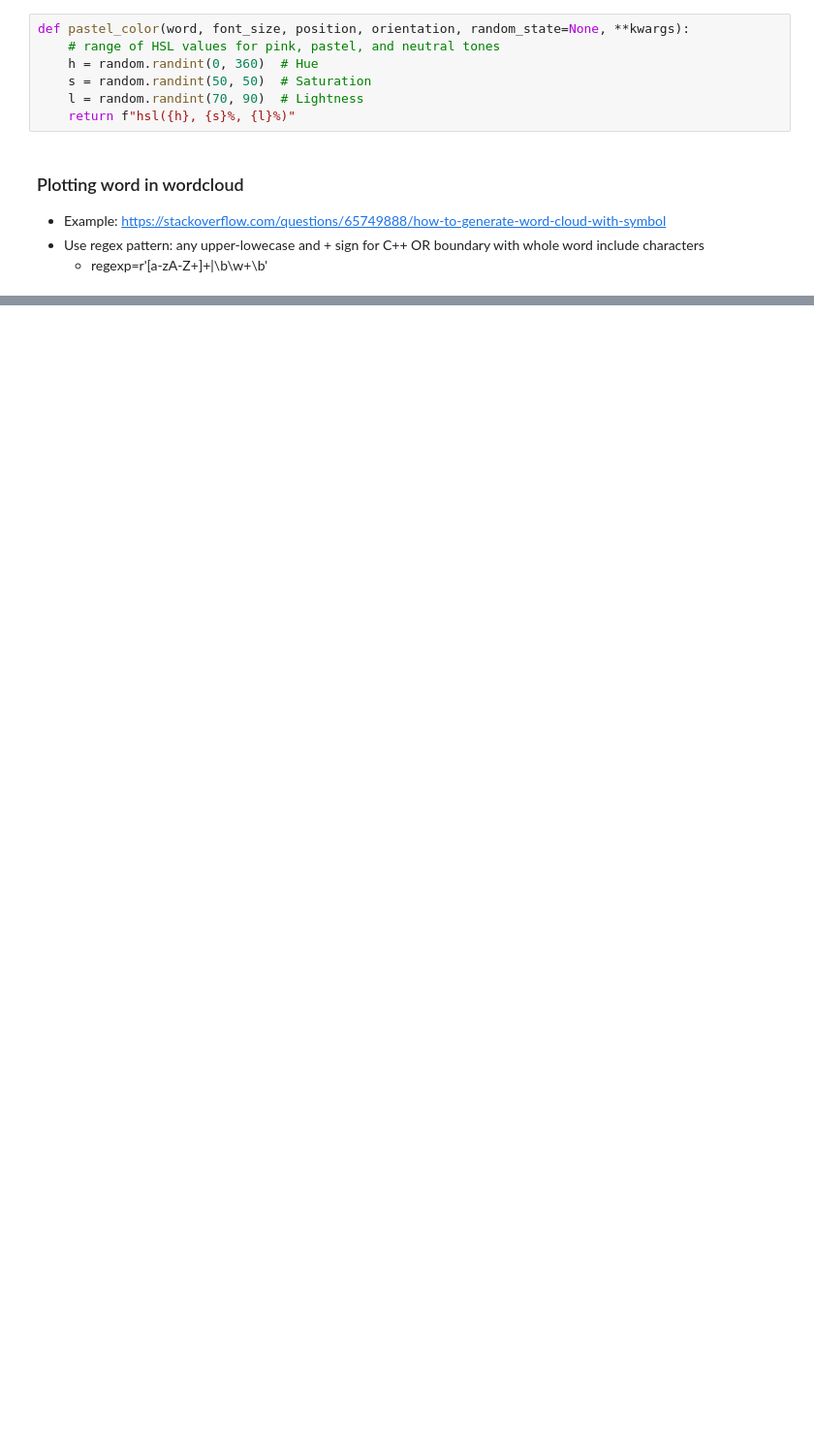
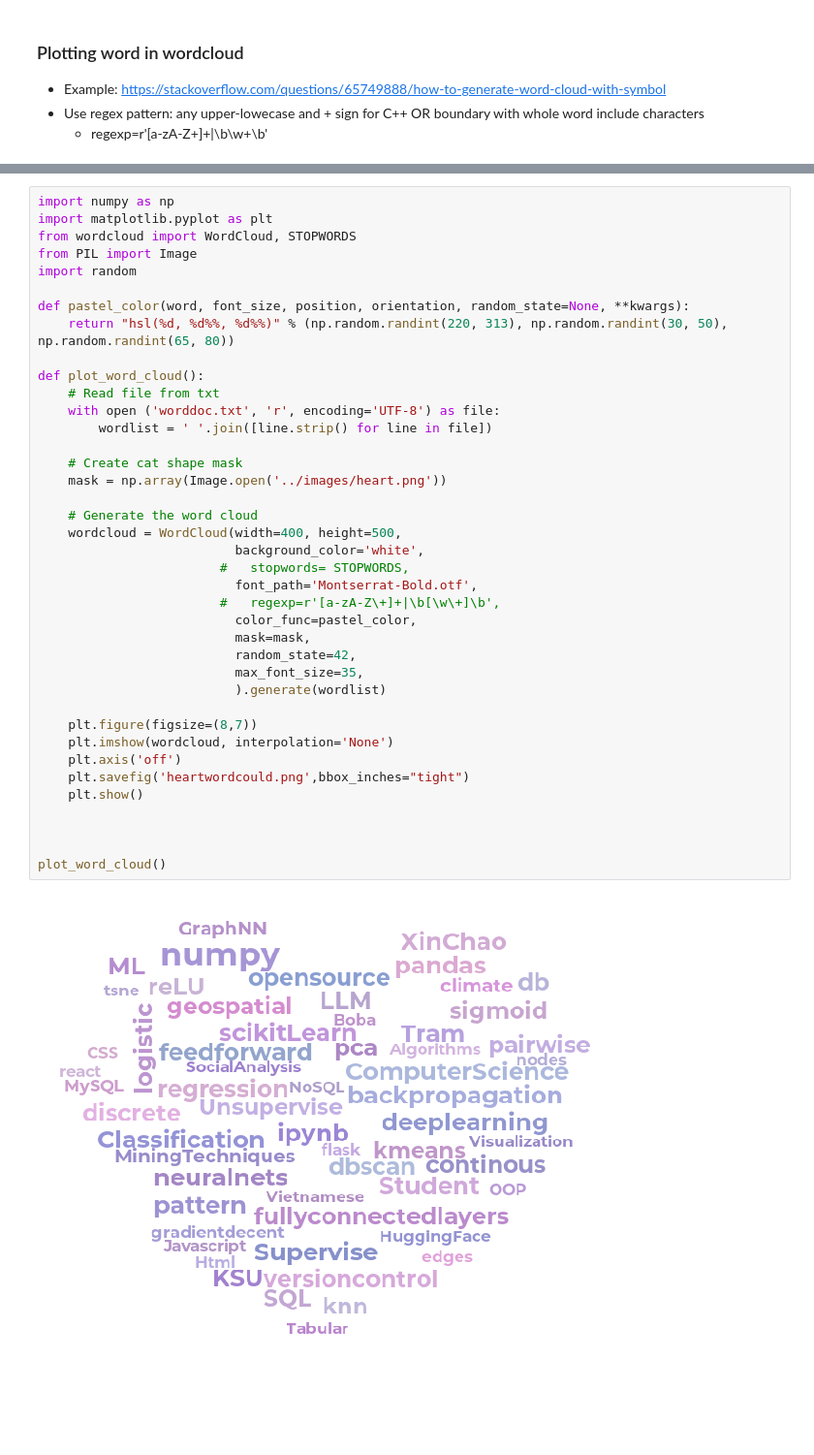
Before and after one commit to justramle/justramle, a Jupyter notebook: wordcloud_gen/generator.ipynb, the cells around one changed output, grey strips where cells are left out. Shown at 97% size. Drawn from its saved outputs; the diff is of its cells as text; blank space fills up the shorter version.

Commit message:
change wordcloud shape

```diff
--- a/wordcloud_gen/generator.ipynb
+++ b/wordcloud_gen/generator.ipynb
@@ -7,10 +1,3 @@ import random
-# %%
-def pastel_color(word, font_size, position, orientation, random_state=None, **kwargs):
-    # range of HSL values for pink, pastel, and neutral tones
-    h = random.randint(0, 360)  # Hue
-    s = random.randint(50, 50)  # Saturation
-    l = random.randint(70, 90)  # Lightness
-    return f"hsl({h}, {s}%, {l}%)"
 # %% [markdown]
 ### Plotting word in wordcloud
 - Example: https://stackoverflow.com/questions/65749888/how-to-generate-word-cloud-with-symbol
@@ -54,0 +6,41 @@ plot_word_cloud()
+# %%
+import numpy as np
+import matplotlib.pyplot as plt
+from wordcloud import WordCloud, STOPWORDS
+from PIL import Image
+import random
+
+def pastel_color(word, font_size, position, orientation, random_state=None, **kwargs):
+    return "hsl(%d, %d%%, %d%%)" % (np.random.randint(220, 313), np.random.randint(30, 50), np.random.randint(65, 80))
+
+def plot_word_cloud():
+    # Read file from txt
+    with open ('worddoc.txt', 'r', encoding='UTF-8') as file:
+        wordlist = ' '.join([line.strip() for line in file])
+
+    # Create cat shape mask
+    mask = np.array(Image.open('../images/heart.png'))
+
+    # Generate the word cloud
+    wordcloud = WordCloud(width=400, height=500,
+                          background_color='white',
+                        #   stopwords= STOPWORDS,
+                          font_path='Montserrat-Bold.otf',
+                        #   regexp=r'[a-zA-Z\+]+|\b[\w\+]\b',
+                          color_func=pastel_color,
+                          mask=mask,
+                          random_state=42,
+                          max_font_size=35,
+                          ).generate(wordlist)
+
+    plt.figure(figsize=(8,7))
+    plt.imshow(wordcloud, interpolation='None')
+    plt.axis('off')
+    plt.savefig('heartwordcould.png',bbox_inches="tight")
+    plt.show()
+
+
+
+plot_word_cloud()
+# %% [output]
+[figure, added]
```
Also changed, not shown: parts of 3 cells of this notebook, 20 other files.
